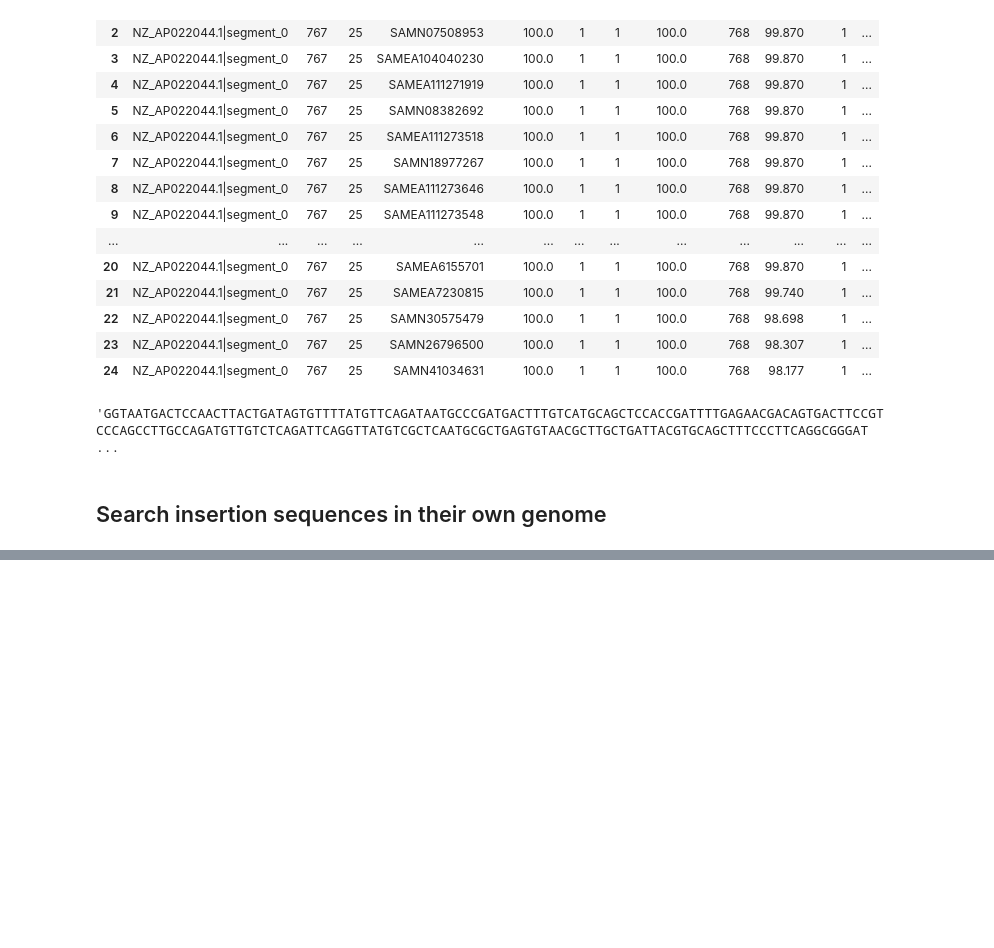
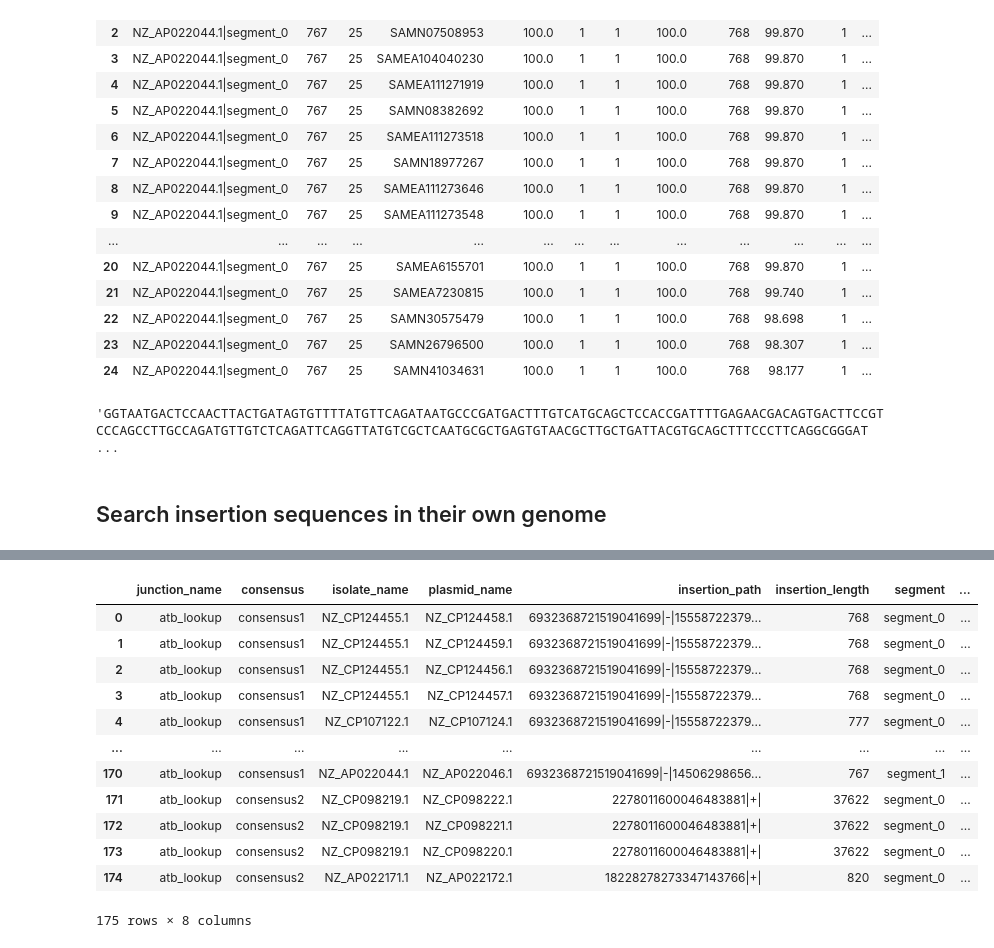
Before and after one commit to marie3003/junction_dataset, a Jupyter notebook: explore/analyze_junction_insertions_deletions.ipynb, the cells around one changed output, grey strips where cells are left out. Saved outputs shown, nothing was run; the diff lists cells and outputs as text; code cells hidden in the pictures; blank space fills up the shorter version.

```diff
--- a/explore/analyze_junction_insertions_deletions.ipynb
+++ b/explore/analyze_junction_insertions_deletions.ipynb
@@ -284,0 +296,16 @@ insertions_df.sort_values(['consensus','insertion_path'])
+# %%
+plasmid_insertions_df
+# %% [output]
+|  | junction_name | consensus | isolate_name | plasmid_name | insertion_path | insertion_length | segment | ... |
+| 0 | atb_lookup | consensus1 | NZ_CP124455.1 | NZ_CP124458.1 | 6932368721519041699|-|15558722379... | 768 | segment_0 | ... |
+| 1 | atb_lookup | consensus1 | NZ_CP124455.1 | NZ_CP124459.1 | 6932368721519041699|-|15558722379... | 768 | segment_0 | ... |
+| 2 | atb_lookup | consensus1 | NZ_CP124455.1 | NZ_CP124456.1 | 6932368721519041699|-|15558722379... | 768 | segment_0 | ... |
+| 3 | atb_lookup | consensus1 | NZ_CP124455.1 | NZ_CP124457.1 | 6932368721519041699|-|15558722379... | 768 | segment_0 | ... |
+| 4 | atb_lookup | consensus1 | NZ_CP107122.1 | NZ_CP107124.1 | 6932368721519041699|-|15558722379... | 777 | segment_0 | ... |
+| ... | ... | ... | ... | ... | ... | ... | ... | ... |
+| 170 | atb_lookup | consensus1 | NZ_AP022044.1 | NZ_AP022046.1 | 6932368721519041699|-|14506298656... | 767 | segment_1 | ... |
+| 171 | atb_lookup | consensus2 | NZ_CP098219.1 | NZ_CP098222.1 | 2278011600046483881|+| | 37622 | segment_0 | ... |
+| 172 | atb_lookup | consensus2 | NZ_CP098219.1 | NZ_CP098221.1 | 2278011600046483881|+| | 37622 | segment_0 | ... |
+| 173 | atb_lookup | consensus2 | NZ_CP098219.1 | NZ_CP098220.1 | 2278011600046483881|+| | 37622 | segment_0 | ... |
+| 174 | atb_lookup | consensus2 | NZ_AP022171.1 | NZ_AP022172.1 | 18228278273347143766|+| | 820 | segment_0 | ... |
+175 rows × 8 columns
```
Also changed, not shown: parts of 11 cells of this notebook, 4 other files.
